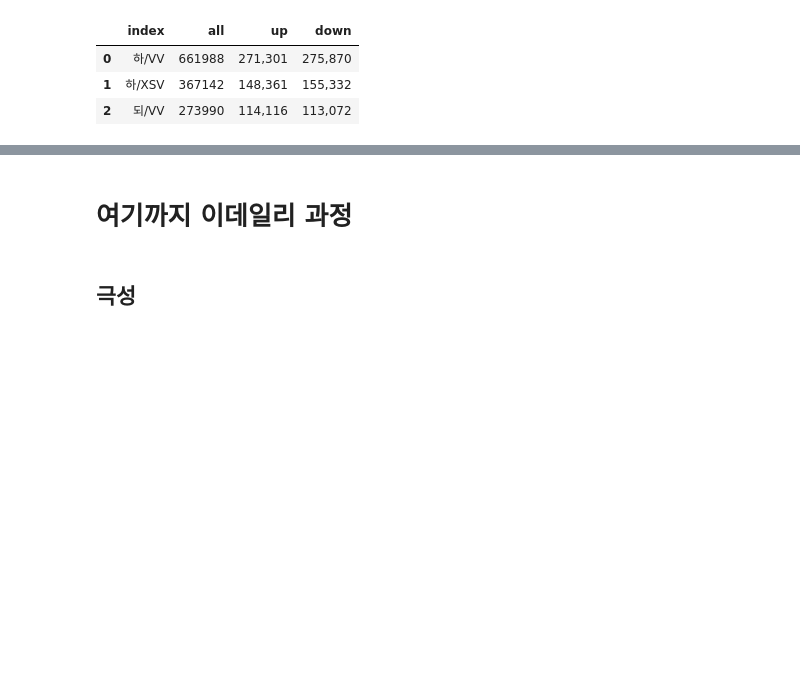
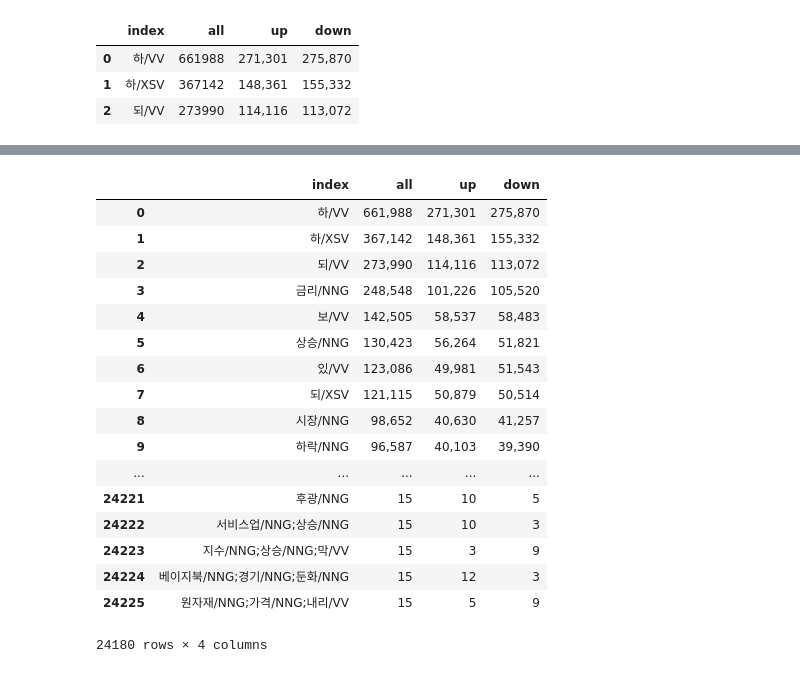
Before and after one commit to jhkang1517/multi-campus-areca-palm, a Jupyter notebook: project_eKoNLPy/Data Scraping_Shinbeom/이데일리_hawk_dov_완료.ipynb, the cells around one changed output, grey strips where cells are left out. Cells and saved outputs as stored; diff of their text form; code cells hidden in the pictures; blank space fills up the shorter version.

```diff
--- a/project_eKoNLPy/Data Scraping_Shinbeom/이데일리_ngram_label_전체코드.ipynb
+++ b/project_eKoNLPy/Data Scraping_Shinbeom/이데일리_hawk_dov_완료.ipynb
@@ -592,3 +595 @@ merged
 107269 rows × 4 columns
-# %% [markdown]
-# 여기까지 이데일리 과정
@@ -595,7 +600,23 @@ merged
 # %%
-# # ngram 수가 15개 미만인 것들 다 지움.
-# df_15 = merged.where(merged['all']>=15)
-# df_15 = df_nan.dropna()
-# df_15
+# ngram 수가 15개 미만인 것들 다 지움.
+df_15 = merged.where(merged['all']>=15)
+df_15 = df_15.dropna()
+# %% [output]
+|  | index | all | up | down |
+| 0 | 하/VV | 661,988 | 271,301 | 275,870 |
+| 1 | 하/XSV | 367,142 | 148,361 | 155,332 |
+| 2 | 되/VV | 273,990 | 114,116 | 113,072 |
+| 3 | 금리/NNG | 248,548 | 101,226 | 105,520 |
+| 4 | 보/VV | 142,505 | 58,537 | 58,483 |
+| 5 | 상승/NNG | 130,423 | 56,264 | 51,821 |
+| 6 | 있/VV | 123,086 | 49,981 | 51,543 |
+| 7 | 되/XSV | 121,115 | 50,879 | 50,514 |
+| 8 | 시장/NNG | 98,652 | 40,630 | 41,257 |
+| 9 | 하락/NNG | 96,587 | 40,103 | 39,390 |
+| ... | ... | ... | ... | ... |
+| 24221 | 후광/NNG | 15 | 10 | 5 |
+| 24222 | 서비스업/NNG;상승/NNG | 15 | 10 | 3 |
+| 24223 | 지수/NNG;상승/NNG;막/VV | 15 | 3 | 9 |
+| 24224 | 베이지북/NNG;경기/NNG;둔화/NNG | 15 | 12 | 3 |
+| 24225 | 원자재/NNG;가격/NNG;내리/VV | 15 | 5 | 9 |
+24180 rows × 4 columns
-# %% [markdown]
-## 극성
```
Also changed, not shown: parts of 24 cells of this notebook.
